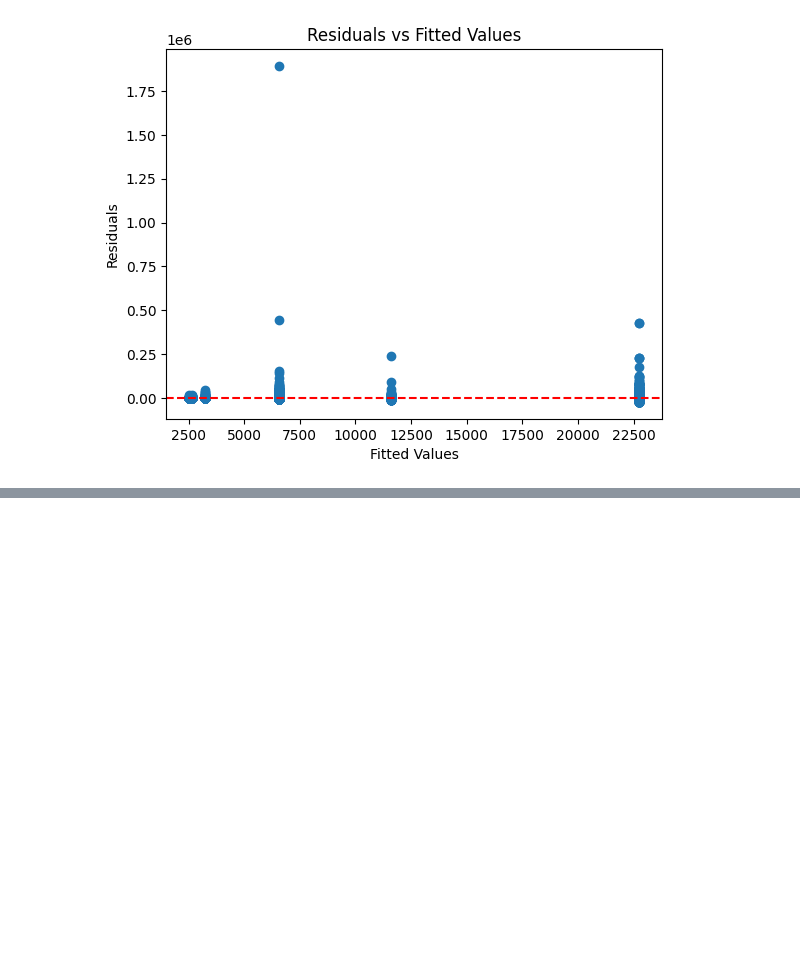
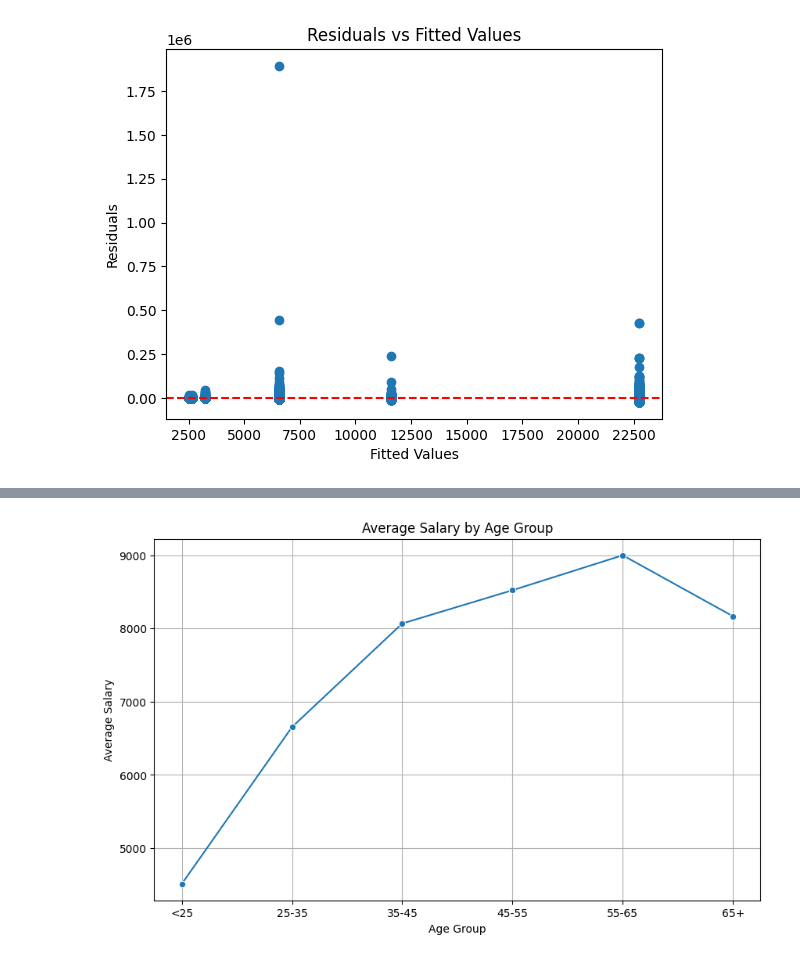
Before and after one commit to CiaranOtter/temp_proj_2, a Jupyter notebook: project2.ipynb, the cells around one changed output, grey strips where cells are left out. Drawn from its saved outputs; the diff is of its cells as text; code cells hidden in the pictures; blank space fills up the shorter version.

```diff
--- a/project2.ipynb
+++ b/project2.ipynb
@@ -922,0 +654,13 @@ plt.show()
+# %%
+avg_salary_by_age = income_data.groupby('age_group')['lab_salary'].mean().reset_index()
+
+
+plt.figure(figsize=(10, 6))
+sns.lineplot(data=avg_salary_by_age, x='age_group', y='lab_salary', marker='o')
+plt.title('Average Salary by Age Group')
+plt.xlabel('Age Group')
+plt.ylabel('Average Salary')
+plt.grid(True)
+plt.show()
+# %% [output]
+[figure, added]
```
Also changed, not shown: parts of 61 cells of this notebook, 4 other files.
